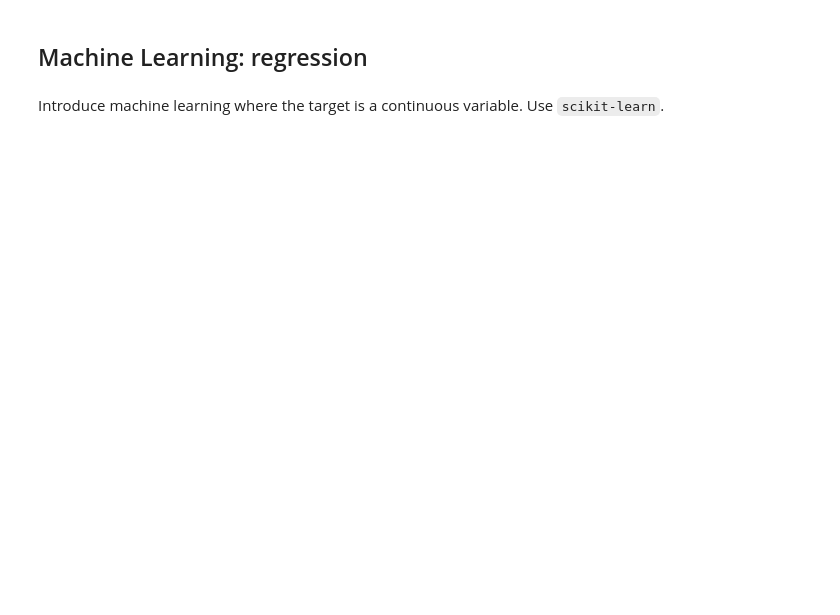
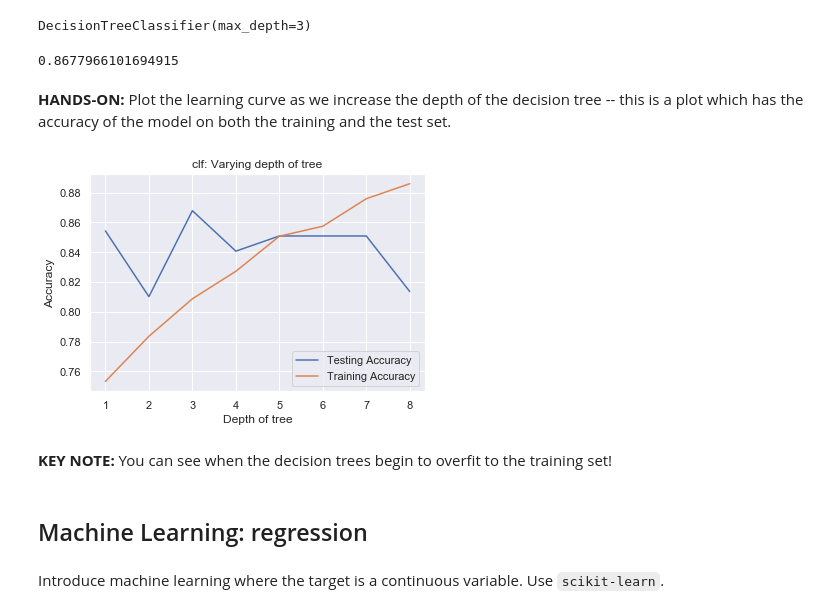
Before and after one commit to hugobowne/deep-learning-from-scratch-pytorch, a Jupyter notebook: notebooks/1-deep-learning-from-scratch-pytorch.ipynb, the cells around one changed output. Saved outputs shown, nothing was run; the diff lists cells and outputs as text; code cells hidden in the pictures; blank space fills up the shorter version.

```diff
--- a/notebooks/1-deep-learning-from-scratch-pytorch.ipynb
+++ b/notebooks/1-deep-learning-from-scratch-pytorch.ipynb
@@ -13,0 +160,7 @@ Hit the following points:
+# %%
+# Convert Sex into a numerical feature
+df = pd.get_dummies(df, columns=['Sex'], drop_first=True)
+
+# Select columns and view head
+df = df[['Sex_male', 'Fare', 'Age','Pclass', 'SibSp','Survived']]
+df.head()
@@ -13,0 +174,4 @@ Hit the following points:
+# %%
+# train test split
+df_train, df_test, y_train, y_test = train_test_split(
+    df.drop('Survived', axis=1), df[['Survived']], test_size=0.33, random_state=41, stratify=df[['Survived']])
@@ -13,0 +184,6 @@ Hit the following points:
+# %%
+# Instantiate model and fit to data
+clf = tree.DecisionTreeClassifier(max_depth=3)
+clf.fit(df_train, y_train)
+# %% [output]
+DecisionTreeClassifier(max_depth=3)
@@ -14,3 +193,42 @@ Hit the following points:
+# %%
+# Compute accuracy of this model
+clf.score(df_test, y_test)
+# %% [output]
+0.8677966101694915
+# %% [markdown]
+**HANDS-ON:** Plot the learning curve as we increase the depth of the decision tree -- this is a plot which has the accuracy of the model on both the training and the test set.
+# %%
+# Setup arrays to store train and test accuracies
+dep = np.arange(1, 9)
+train_accuracy = np.empty(len(dep))
+test_accuracy = np.empty(len(dep))
+
+# Loop over different values of k
+for i, k in enumerate(dep):
+    # Setup a Decision Tree Classifier
+    clf = tree.DecisionTreeClassifier(max_depth=k)
+
+    # Fit the classifier to the training data
+    clf.fit(df_train, y_train)
+
+    #Compute accuracy on the training set
+    train_accuracy[i] = clf.score(df_train, y_train)
+
+    #Compute accuracy on the testing set
+    test_accuracy[i] = clf.score(df_test, y_test)
+
+# Generate plot
+plt.title('clf: Varying depth of tree')
+plt.plot(dep, test_accuracy, label = 'Testing Accuracy')
+plt.plot(dep, train_accuracy, label = 'Training Accuracy')
+plt.legend()
+plt.xlabel('Depth of tree')
+plt.ylabel('Accuracy')
+plt.show()
+# %% [output]
+[figure, added]
+# %% [markdown]
+**KEY NOTE:** You can see when the decision trees begin to overfit to the training set!
 # %% [markdown]
 ## Machine Learning: regression
 # %% [markdown]
```
Also changed, not shown: parts of 80 cells of this notebook.
